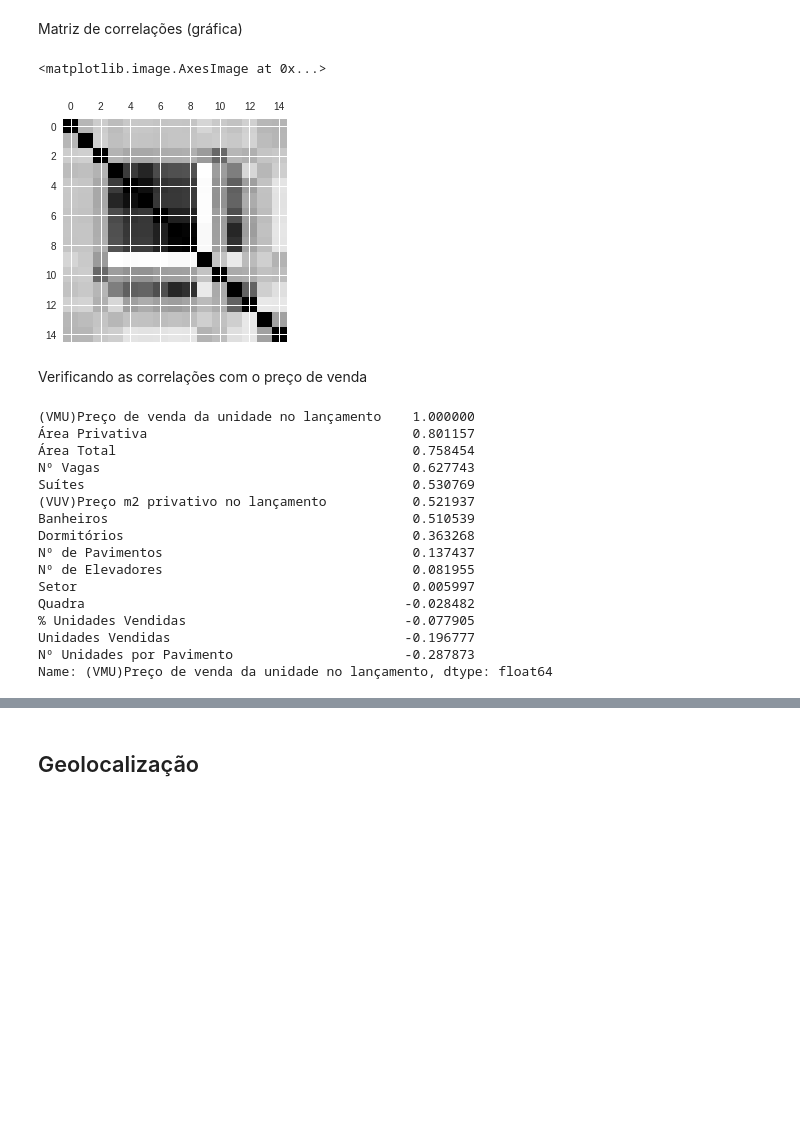
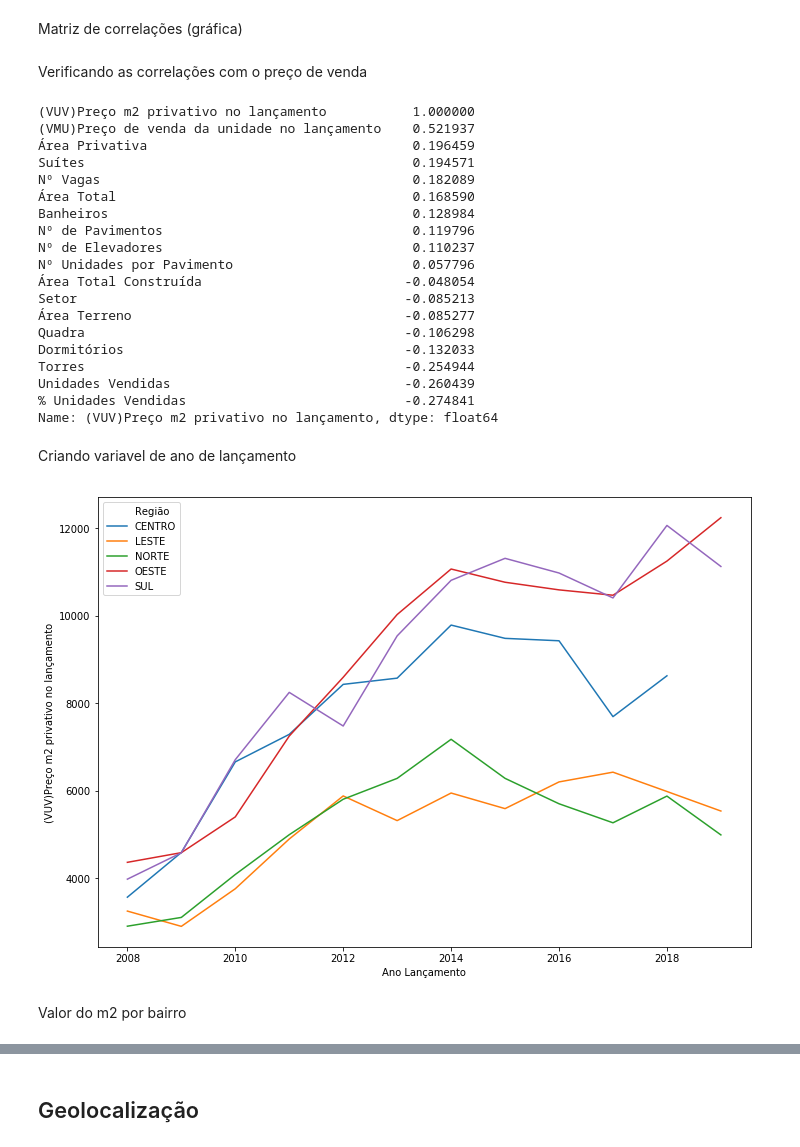
Before and after one commit to kzar1n/datascience, a Jupyter notebook: Trabalho_Precificação_de_Imóveis.ipynb, the cells around one changed output, grey strips where cells are left out. Saved outputs shown, nothing was run; the diff lists cells and outputs as text; code cells hidden in the pictures; blank space fills up the shorter version.

```diff
--- a/Trabalho_Precificação_de_Imóveis.ipynb
+++ b/Trabalho_Precificação_de_Imóveis.ipynb
@@ -151,28 +162,28 @@ data.corr()
 # %% [markdown]
 Matriz de correlações (gráfica)
-# %%
-plt.matshow(data.corr())
-# %% [output]
-<matplotlib.image.AxesImage at 0x...>
-[figure, removed]
 # %% [markdown]
 Verificando as correlações com o preço de venda
 # %%
-data.corr()['(VMU)Preço de venda da unidade no lançamento'].sort_values(ascending=False)
+data.corr()['(VUV)Preço m2 privativo no lançamento'].sort_values(ascending=False)
 # %% [output]
-(VMU)Preço de venda da unidade no lançamento    1.000000
-Área Privativa                                  0.801157
-Área Total                                      0.758454
-Nº Vagas                                        0.627743
-Suítes                                          0.530769
-(VUV)Preço m2 privativo no lançamento           0.521937
-Banheiros                                       0.510539
-Dormitórios                                     0.363268
-Nº de Pavimentos                                0.137437
-Nº de Elevadores                                0.081955
-Setor                                           0.005997
-Quadra                                         -0.028482
-% Unidades Vendidas                            -0.077905
-Unidades Vendidas                              -0.196777
-Nº Unidades por Pavimento                      -0.287873
-Name: (VMU)Preço de venda da unidade no lançamento, dtype: float64
+(VUV)Preço m2 privativo no lançamento           1.000000
+(VMU)Preço de venda da unidade no lançamento    0.521937
+Área Privativa                                  0.196459
+Suítes                                          0.194571
+Nº Vagas                                        0.182089
+Área Total                                      0.168590
+Banheiros                                       0.128984
+Nº de Pavimentos                                0.119796
+Nº de Elevadores                                0.110237
+Nº Unidades por Pavimento                       0.057796
+Área Total Construída                          -0.048054
+Setor                                          -0.085213
+Área Terreno                                   -0.085277
+Quadra                                         -0.106298
+Dormitórios                                    -0.132033
+Torres                                         -0.254944
+Unidades Vendidas                              -0.260439
+% Unidades Vendidas                            -0.274841
+Name: (VUV)Preço m2 privativo no lançamento, dtype: float64
+# %% [markdown]
+Criando variavel de ano de lançamento
@@ -178,0 +201,17 @@ Name: (VMU)Preço de venda da unidade no lançamento, dtype: float64
+# %%
+fig, ax = plt.subplots()
+fig.set_size_inches(11.7, 8.27)
+
+sns.axes_style("whitegrid")
+
+x = sns.lineplot(data=plot,
+                 x='Ano Lançamento',
+                 y='(VUV)Preço m2 privativo no lançamento',
+                 hue='Região'
+                ).get_figure()
+
+x.savefig('media do valor do m² regiao e data.png', bbox_size='tight', dpi=200, quality=80)
+# %% [output]
+[figure, added]
+# %% [markdown]
+Valor do m2 por bairro
```
Also changed, not shown: parts of 65 cells of this notebook.
